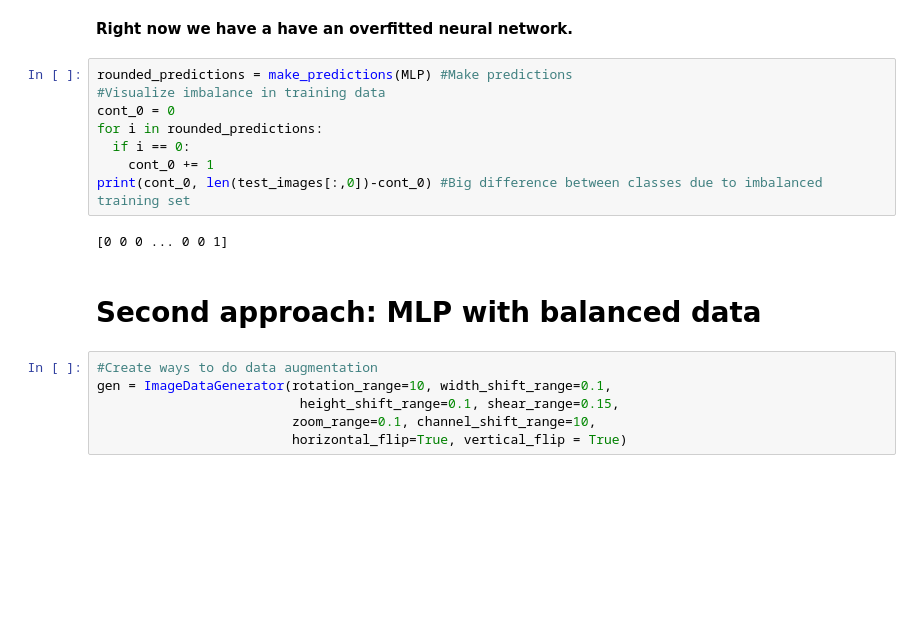
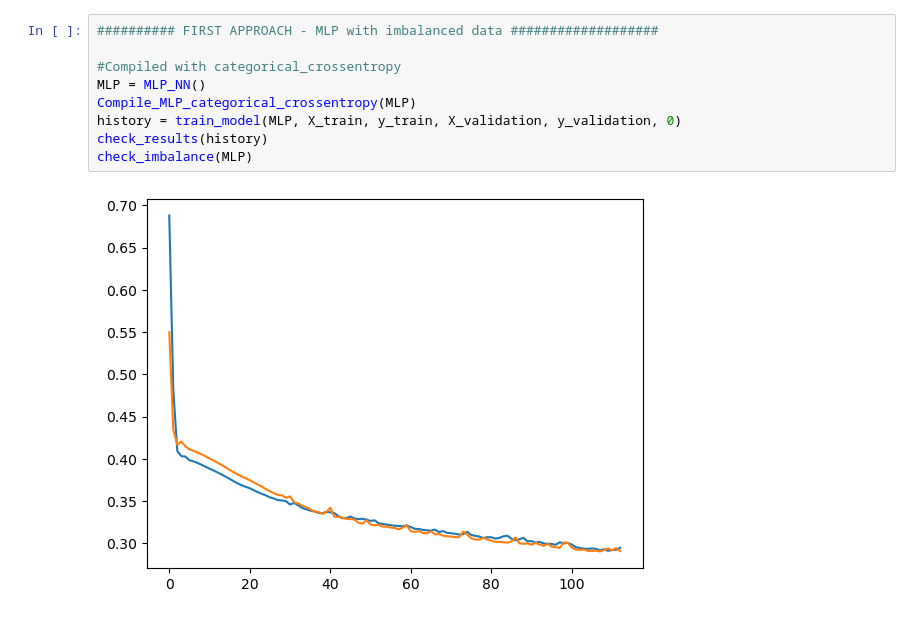
Before and after one commit to duarte3333/Machine_Learning, a Jupyter notebook: Pb1_ImageAnalysis/task1_imageanalysis.ipynb, the cells around one changed output. Cells and saved outputs as stored; diff of their text form; blank space fills up the shorter version.

```diff
--- a/Pb1_ImageAnalysis/task1_imageanalysis.ipynb
+++ b/Pb1_ImageAnalysis/task1_imageanalysis.ipynb
@@ -139,20 +140,11 @@ Accuracy:  0.8810713291168213
-# %% [markdown]
-**Right now we have a have an overfitted neural network.**
-# %%
-rounded_predictions = make_predictions(MLP) #Make predictions
-#Visualize imbalance in training data
-cont_0 = 0
-for i in rounded_predictions:
-  if i == 0:
-    cont_0 += 1
-print(cont_0, len(test_images[:,0])-cont_0) #Big difference between classes due to imbalanced training set
-# %% [output]
-[0 0 0 ... 0 0 1]
-# %% [markdown]
-# Second approach: MLP with balanced data
-# %%
-#Create ways to do data augmentation
-gen = ImageDataGenerator(rotation_range=10, width_shift_range=0.1,
-                          height_shift_range=0.1, shear_range=0.15,
-                         zoom_range=0.1, channel_shift_range=10,
-                         horizontal_flip=True, vertical_flip = True)
+# %%
+########## FIRST APPROACH - MLP with imbalanced data ###################
+
+#Compiled with categorical_crossentropy
+MLP = MLP_NN()
+Compile_MLP_categorical_crossentropy(MLP)
+history = train_model(MLP, X_train, y_train, X_validation, y_validation, 0)
+check_results(history)
+check_imbalance(MLP)
+# %% [output]
+[figure, added]
```
Also changed, not shown: parts of 12 cells of this notebook, 1 other file.
